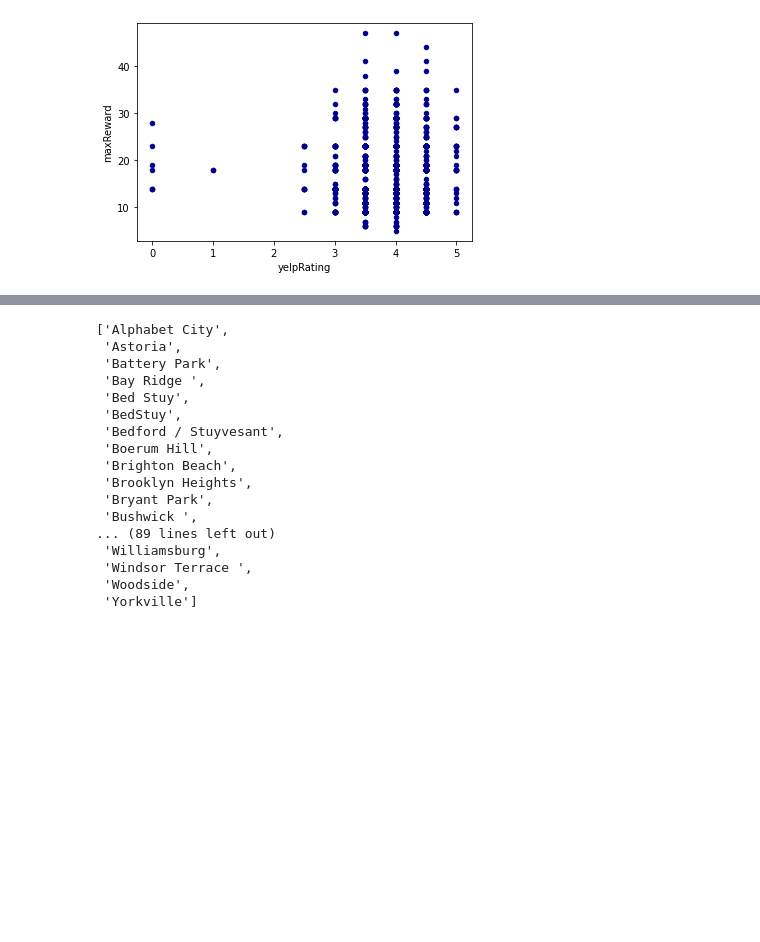
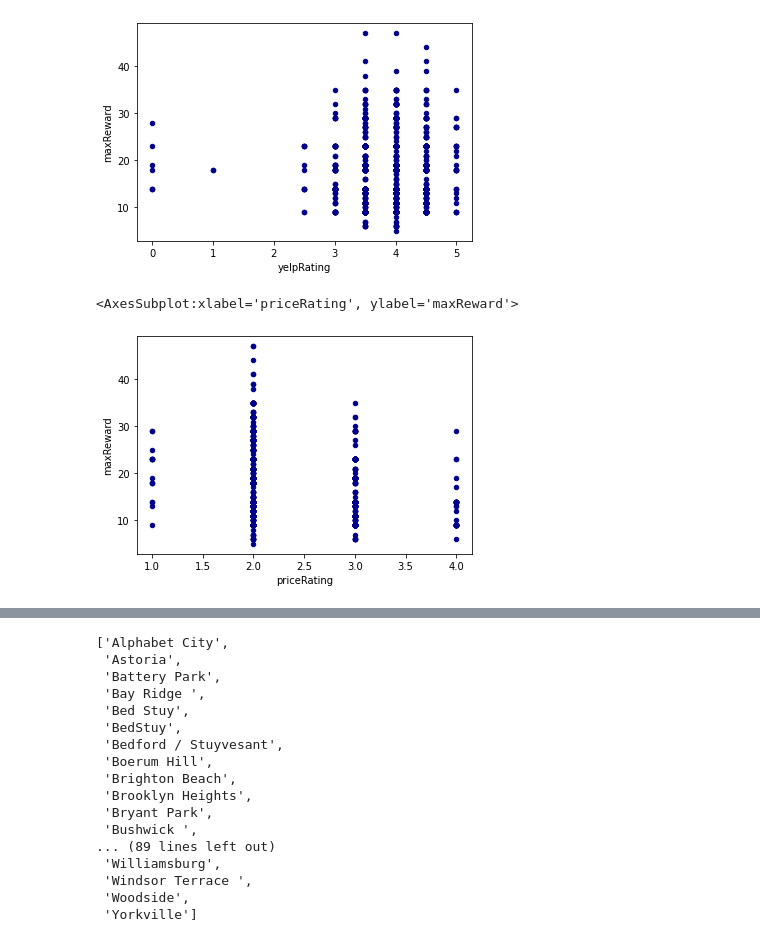
Before and after one commit to jonluca/seated-api, a Jupyter notebook: Untitled.ipynb, the cells around one changed output, grey strips where cells are left out. Saved outputs shown, nothing was run; the diff lists cells and outputs as text; code cells hidden in the pictures; blank space fills up the shorter version.

```diff
--- a/Untitled.ipynb
+++ b/Untitled.ipynb
@@ -192,3 +191,10 @@ df[[reward,'yelpRating']].plot.scatter(x='yelpRating',
 # %% [output]
 <AxesSubplot:xlabel='yelpRating', ylabel='maxReward'>
 [figure]
+# %%
+df[[reward,'priceRating']].plot.scatter(x='priceRating',
+                    y=reward,
+                 c='DarkBlue')
+# %% [output]
+<AxesSubplot:xlabel='priceRating', ylabel='maxReward'>
+[figure, added]
```
Also changed, not shown: parts of 5 cells of this notebook, 1 other file.
